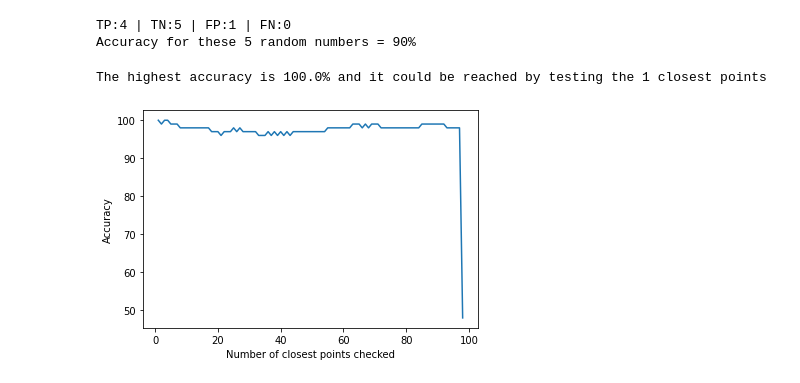
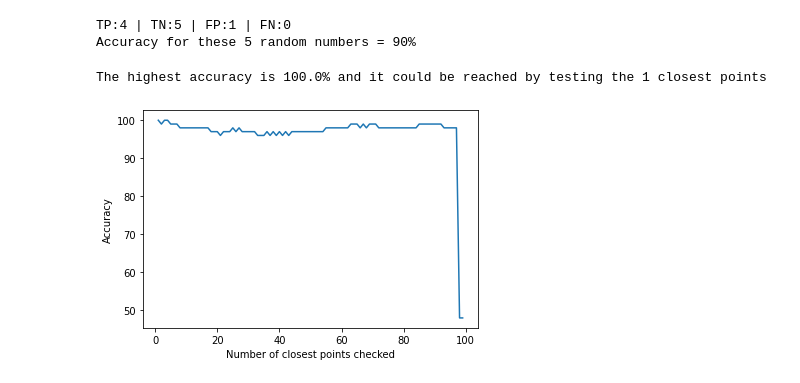
Before and after one commit to SamiFatmi/python-programming-SAMI-FATMI, a Jupyter notebook: Labs/Labb 2.ipynb, the cells around one changed output. Drawn from its saved outputs; the diff is of its cells as text; code cells hidden in the pictures.

```diff
--- a/Labs/Labb 2.ipynb
+++ b/Labs/Labb 2.ipynb
@@ -158,39 +158,31 @@ Accuracy for these 5 random numbers = 90%
 # %%
 accuracy = 0
 accuracies=[]
 points_checked=[]
 
-for number_points_to_check in range(1,99):
-    TP = 0
-    FP = 0
-    TN = 0
-    FN = 0
-    for i in range(50):
-        if finding_the_closest([width_pikachu[i],height_pikachu[i]],number_points_to_check)=="Pikachu":
-            TP+=1
-        else:
-            FN+=1
+for number_points_to_check in range(1,100):
+    TP =sum([1 for i,j in zip(width_pikachu,height_pikachu) if finding_the_closest([i,j],number_points_to_check)=="Pikachu"])
+    FP =sum([1 for i,j in zip(width_pikachu,height_pikachu) if finding_the_closest([i,j],number_points_to_check)!="Pikachu"])
+    TN =sum([1 for i,j in zip(width_pichu,height_pichu) if finding_the_closest([i,j],number_points_to_check)=="Pichu"])
+    FN =sum([1 for i,j in zip(width_pichu,height_pichu) if finding_the_closest([i,j],number_points_to_check)!="Pichu"])
 
-        if finding_the_closest([width_pichu[i],height_pichu[i]],number_points_to_check)=="Pichu":
-            TN+=1
-        else:
-            FP+=1
+    current_accuracy=100*(TP+TN)/(TP+FP+TN+FN)
 
-    if accuracy<100*(TP+TN)/(TP+FP+TN+FN):
-        accuracy=100*(TP+TN)/(TP+FP+TN+FN)
+    if accuracy<current_accuracy:
+        accuracy=current_accuracy
         lowest_number_point_to_check=number_points_to_check
 
-    accuracies.append(100*(TP+TN)/(TP+FP+TN+FN))
+    accuracies.append(current_accuracy)
     points_checked.append(number_points_to_check)
 
 print(f"The highest accuracy is {accuracy}% and it could be reached by testing the {lowest_number_point_to_check} closest points")
 
 plt.figure()
 plt.plot(points_checked,accuracies)
 plt.xlabel("Number of closest points checked")
 plt.ylabel("Accuracy")
 
 plt.show()
 # %% [output]
 The highest accuracy is 100.0% and it could be reached by testing the 1 closest points
-[figure, old version]
+[figure, new version]
```
